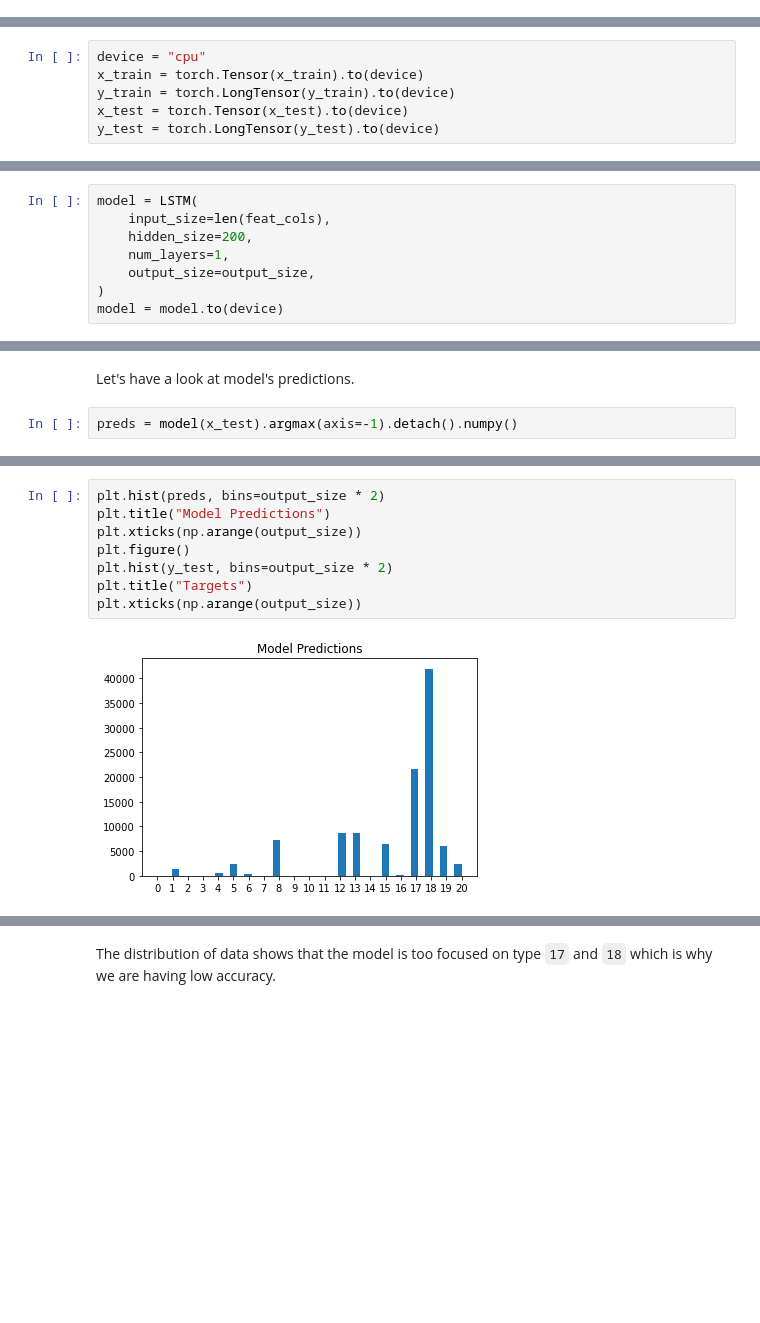
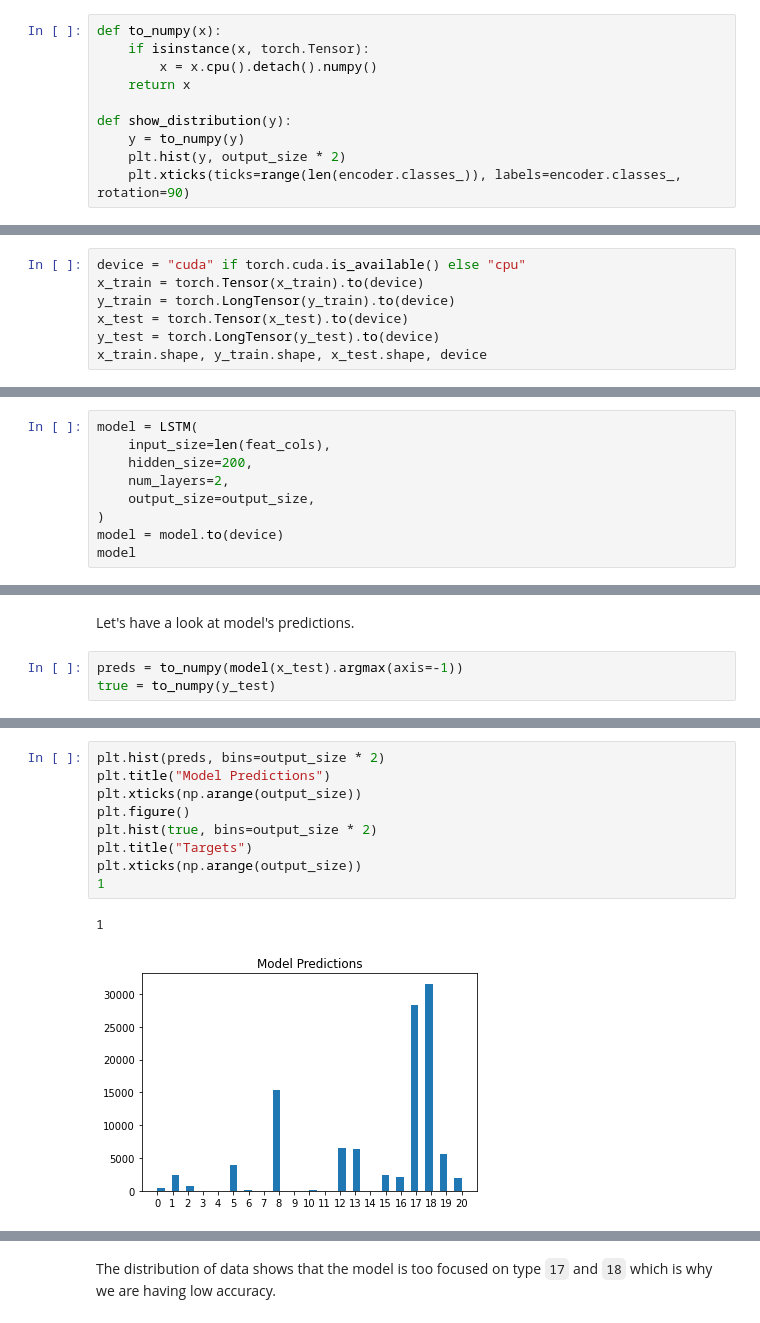
Before and after one commit to 3springs/deep_ml_curriculum, a Jupyter notebook: notebooks/19 Recurrent Neural Networks/Recurrent_Neural_Networks.ipynb, the cells around one changed output, grey strips where cells are left out. Cells and saved outputs as stored; diff of their text form; blank space fills up the shorter version.

```diff
--- a/notebooks/19 Recurrent Neural Networks/Recurrent_Neural_Networks.ipynb
+++ b/notebooks/19 Recurrent Neural Networks/Recurrent_Neural_Networks.ipynb
@@ -546,3 +551,13 @@ def show_distribution(y):
+# %%
+def to_numpy(x):
+    if isinstance(x, torch.Tensor):
+        x = x.cpu().detach().numpy()
+    return x
+
+def show_distribution(y):
+    y = to_numpy(y)
+    plt.hist(y, output_size * 2)
+    plt.xticks(ticks=range(len(encoder.classes_)), labels=encoder.classes_, rotation=90)
 # %%
 show_distribution(y_train)
 # %% [output]
@@ -556,7 +569,8 @@ show_distribution(y_test)
 # %%
-device = "cpu"
+device = "cuda" if torch.cuda.is_available() else "cpu"
 x_train = torch.Tensor(x_train).to(device)
 y_train = torch.LongTensor(y_train).to(device)
 x_test = torch.Tensor(x_test).to(device)
 y_test = torch.LongTensor(y_test).to(device)
+x_train.shape, y_train.shape, x_test.shape, device
 # %% [output]
@@ -567,8 +584,9 @@ We can still use the same class for the model. Here the input size is the number
 model = LSTM(
     input_size=len(feat_cols),
     hidden_size=200,
-    num_layers=1,
+    num_layers=2,
     output_size=output_size,
 )
 model = model.to(device)
+model
 # %% [output]
@@ -691,4 +716,5 @@ Try one of the options above to improve the model.
 # %% [markdown]
 Let's have a look at model's predictions.
 # %%
-preds = model(x_test).argmax(axis=-1).detach().numpy()
+preds = to_numpy(model(x_test).argmax(axis=-1))
+true = to_numpy(y_test)
@@ -697,11 +721,13 @@ preds = model(x_test).argmax(axis=-1).detach().numpy()
 # %%
 plt.hist(preds, bins=output_size * 2)
 plt.title("Model Predictions")
 plt.xticks(np.arange(output_size))
 plt.figure()
-plt.hist(y_test, bins=output_size * 2)
+plt.hist(true, bins=output_size * 2)
 plt.title("Targets")
 plt.xticks(np.arange(output_size))
+1
 # %% [output]
+1
-[figure, old version]
+[figure, new version]
 [figure]
```
Also changed, not shown: parts of 50 cells of this notebook.
